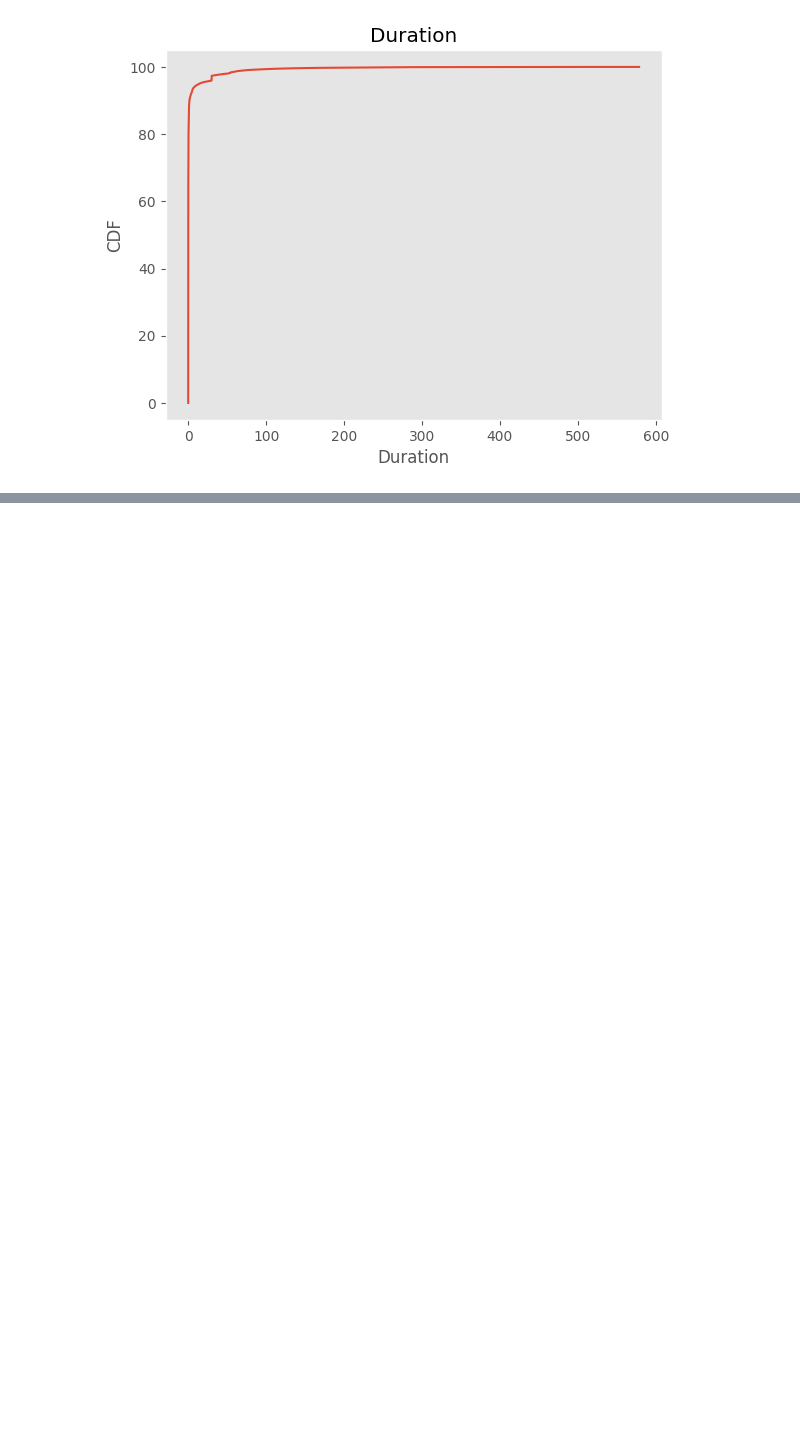
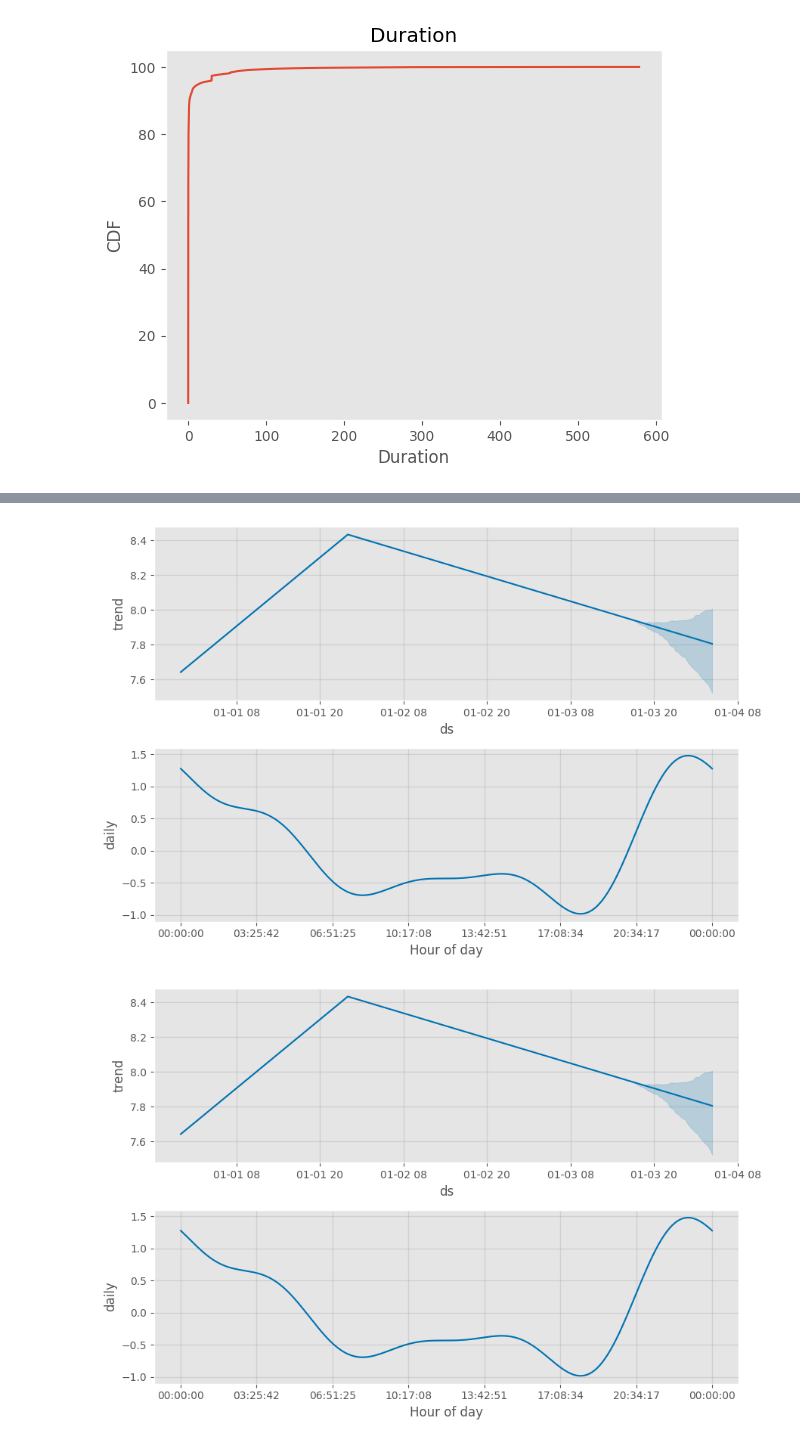
Before and after one commit to Joveful/thesis, a Jupyter notebook: az21.ipynb, the cells around one changed output, grey strips where cells are left out. Drawn from its saved outputs; the diff is of its cells as text; code cells hidden in the pictures; blank space fills up the shorter version.

```diff
--- a/az21.ipynb
+++ b/az21.ipynb
@@ -137,0 +164,5 @@ ValueError: Dataframe must have columns "ds" and "y" with the dates and values r
+# %%
+m.plot_components(forecast)
+# %% [output]
+[figure, added]
+[figure, added]
```
Also changed, not shown: parts of 6 cells of this notebook.
